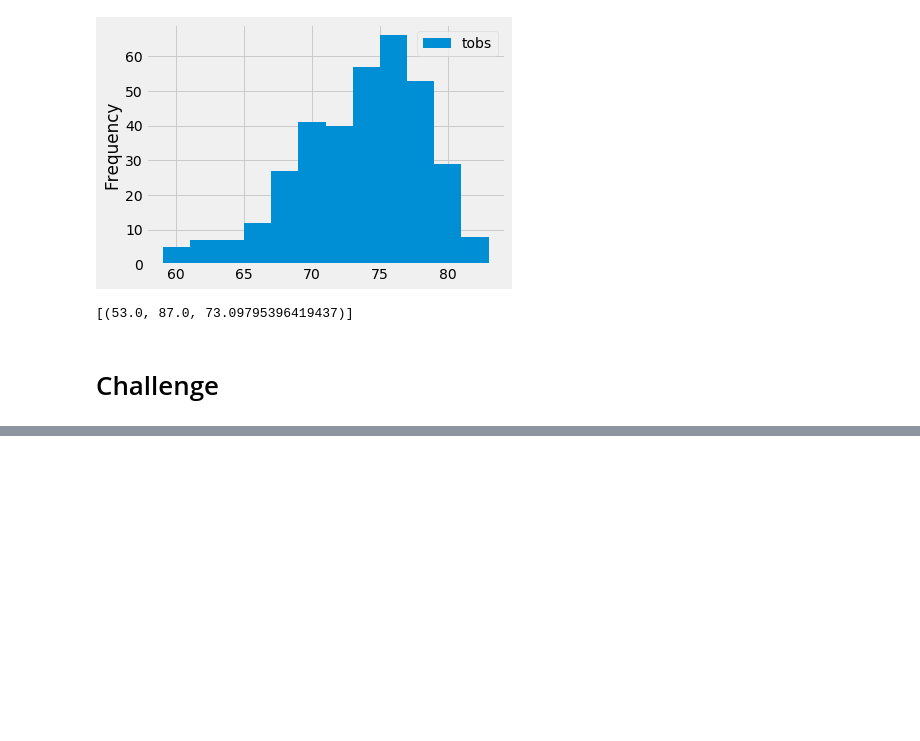
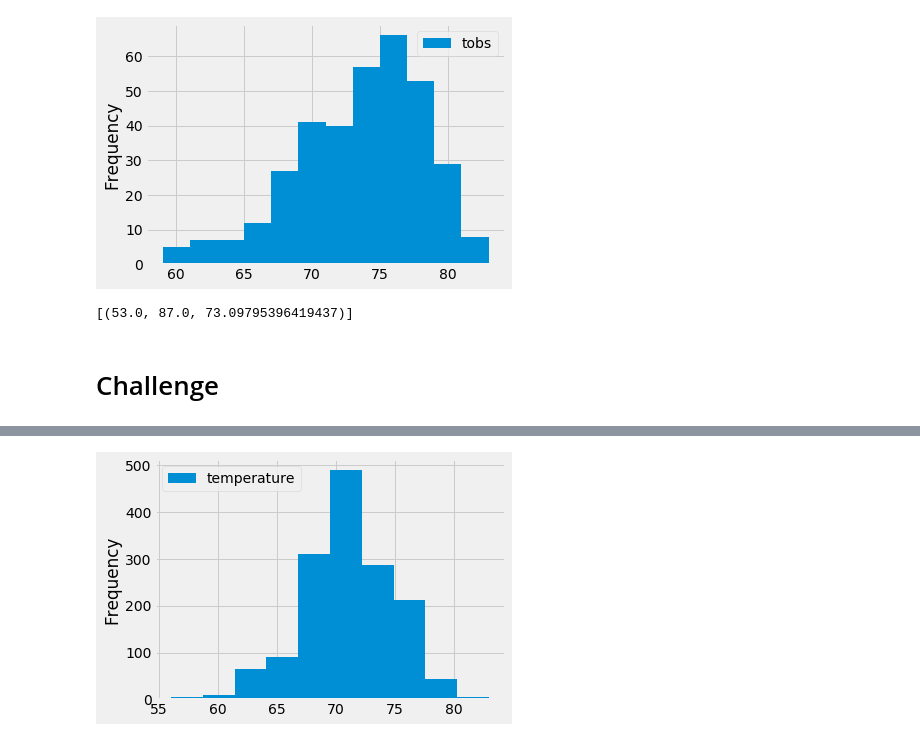
Before and after one commit to marczuka/surfs_up, a Jupyter notebook: climate_analysis.ipynb, the cells around one changed output, grey strips where cells are left out. Cells and saved outputs as stored; diff of their text form; code cells hidden in the pictures; blank space fills up the shorter version.

```diff
--- a/climate_analysis.ipynb
+++ b/climate_analysis.ipynb
@@ -150,0 +195,4 @@ calc_temps('00-03-14', '18-03-14')
+# %%
+# Get all the December data into a separate DataFrame
+df_december = df[pd.DatetimeIndex(df['date']).month == 12]
+df_december
@@ -150,0 +248,9 @@ calc_temps('00-03-14', '18-03-14')
+# %%
+# Make a Pandas DataFrame from December temperature
+dec_temp_df = pd.DataFrame(df_december, columns=['temperature'])
+
+# Plot the temperature observations as a histogram
+dec_temp_df.plot.hist(bins=10)
+plt.tight_layout()
+# %% [output]
+[figure, added]
```
Also changed, not shown: parts of 9 cells of this notebook.
